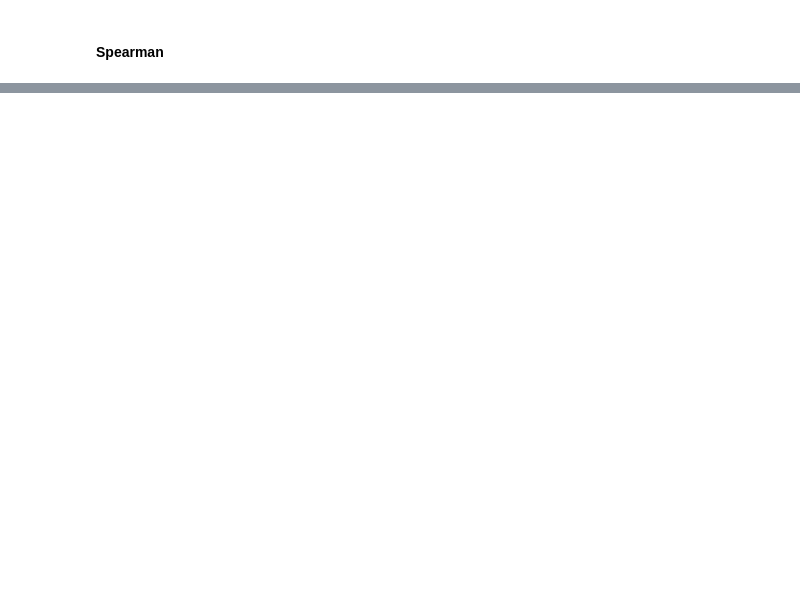
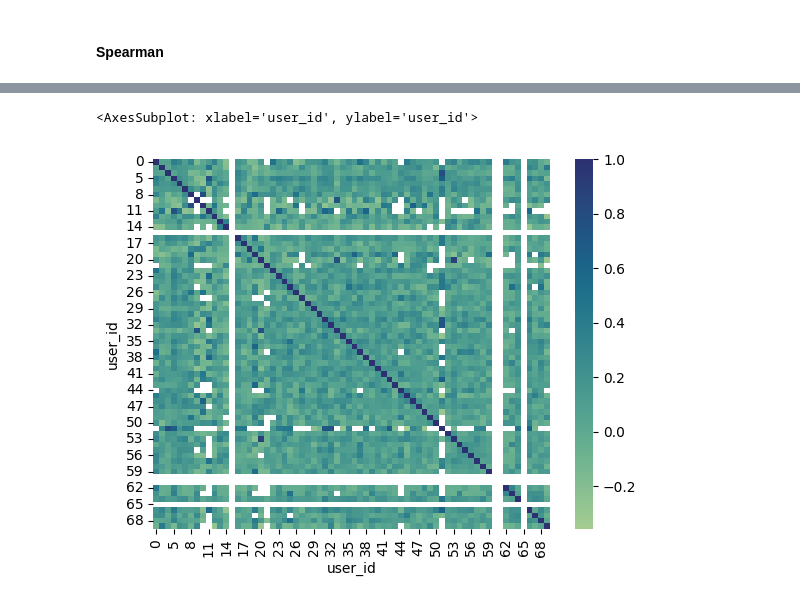
Before and after one commit to csLee94/project_notebook, a Jupyter notebook: collaborative_filtering/notebooks/get_eda.ipynb, the cells around one changed output, grey strips where cells are left out. Saved outputs shown, nothing was run; the diff lists cells and outputs as text; code cells hidden in the pictures; blank space fills up the shorter version.

Commit message:
update notebook.get_eda about spearman corr

```diff
--- a/collaborative_filtering/notebooks/get_eda.ipynb
+++ b/collaborative_filtering/notebooks/get_eda.ipynb
@@ -344,2 +347,6 @@ KeyError: 68
 # %% [markdown]
 #### Spearman
+# %%
+df_grouped_2
+for idx in df_grouped_2['user_id'].unique():
+    df_grouped_2.loc[df_grouped_2['user_id']==idx, 'rank'] = df_grouped_2.loc[df_grouped_2['user_id']==idx, ['item_id', 'ratio']]
@@ -345,0 +367,7 @@ KeyError: 68
+# %%
+for idx in df_grouped_2.user_id.unique():
+    df_grouped_2.loc[df_grouped_2['user_id']==idx, "rank"] = df_grouped_2.loc[df_grouped_2['user_id']==idx, "ratio"].rank(method='dense', ascending=False)
+
+# 선택 확률이 0인 건들에 대한 rank penalty 적용
+df_grouped_2.loc[df_grouped_2['ratio']==0, 'rank'] = 9999
+df_grouped_2
@@ -345,0 +388,6 @@ KeyError: 68
+# %%
+scc_matrix = df_grouped_2.pivot(index='item_id', columns='user_id', values='rank').corr(method='spearman')
+sns.heatmap(scc_matrix, cmap="crest")
+# %% [output]
+<AxesSubplot: xlabel='user_id', ylabel='user_id'>
+[figure, added]
```
Also changed, not shown: parts of 5 cells of this notebook.
